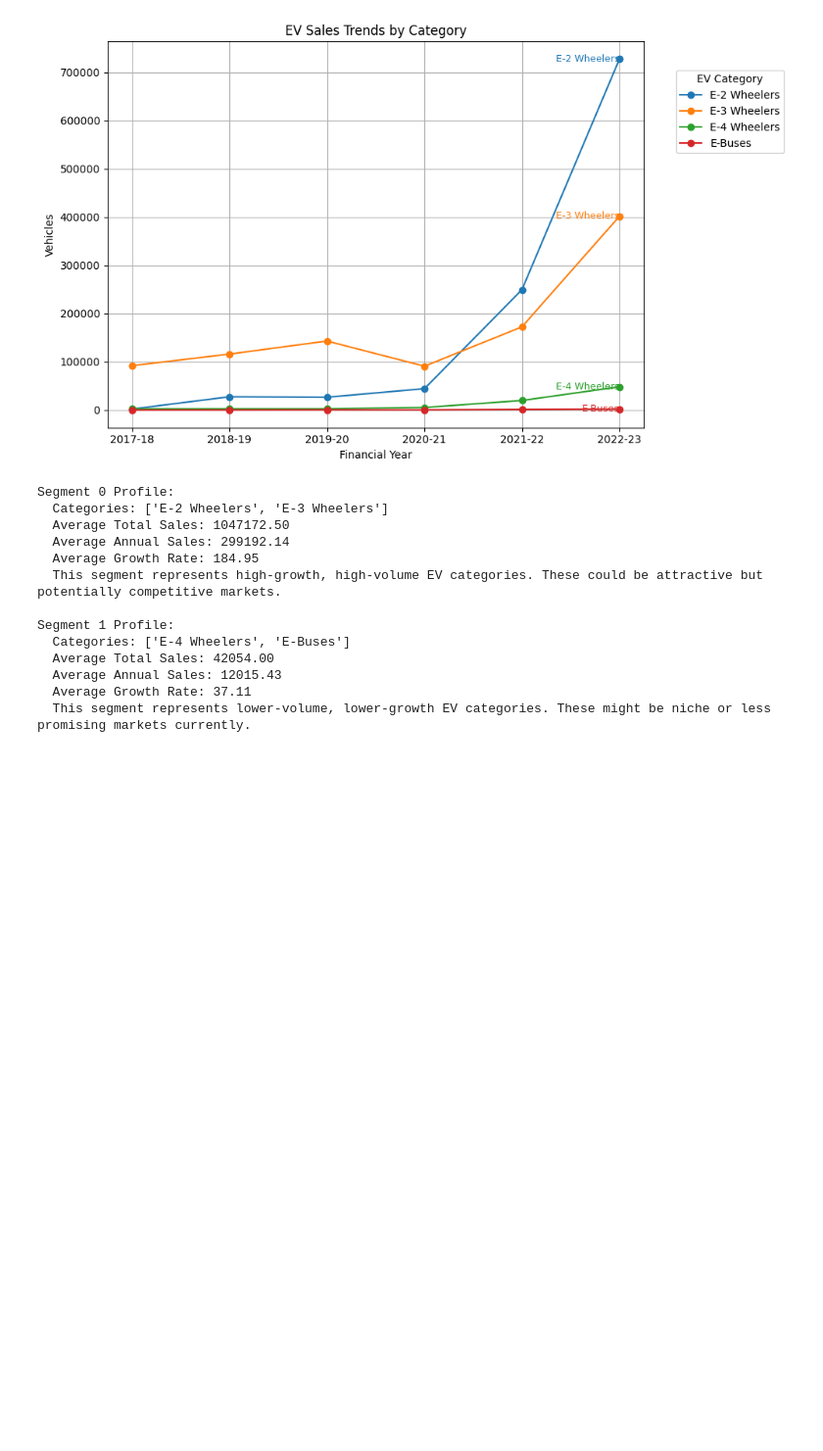
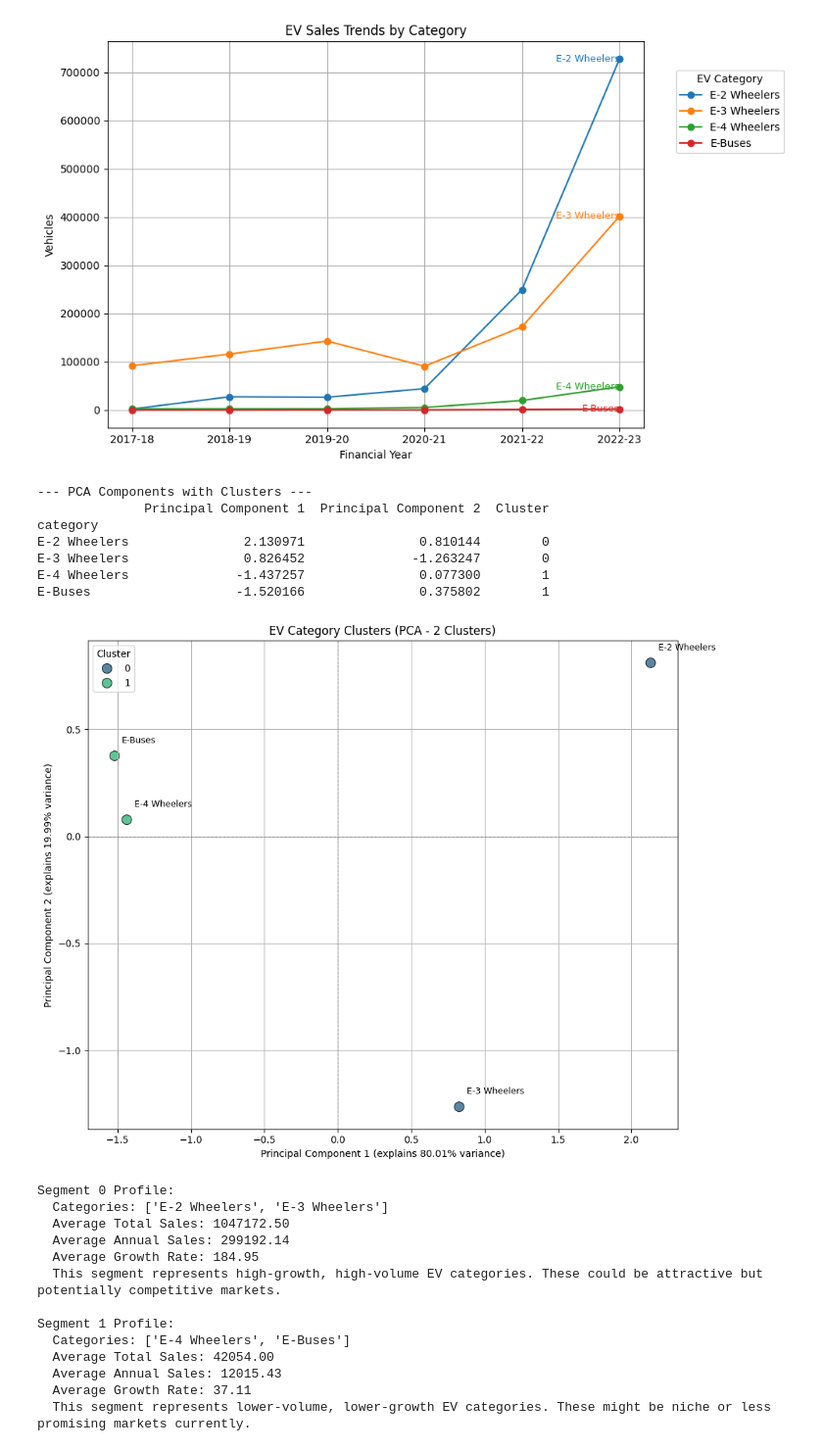
Before and after one commit to arsenta/EV_market_seg, a Jupyter notebook: EV_Vehicle_Sales.ipynb, the cells around one changed output. Shown at 98% size. Cells and saved outputs as stored; diff of their text form; code cells hidden in the pictures; blank space fills up the shorter version.

```diff
--- a/EV_Vehicle_Sales.ipynb
+++ b/EV_Vehicle_Sales.ipynb
@@ -331,6 +334,49 @@ plt.show()
 #    for category in sales_trends.index:
 #        plt.plot(years_for_plotting, sales_trends.loc[category], marker='o', linestyle='-', label=f'Segment {cluster_id} - {category}')
 #plt.show()
+# %%
+pca = PCA(n_components=2)
+principal_components = pca.fit_transform(df_segmentation_scaled)
+
+# Create a DataFrame for the principal components, with category names as index
+df_pca = pd.DataFrame(data = principal_components,
+                      columns = ['Principal Component 1', 'Principal Component 2'],
+                      index = df_segmentation_scaled.index)
+# %%
+# Add the cluster labels to the PCA DataFrame
+df_pca['Cluster'] = df_pivot['Cluster']
+
+print("\n--- PCA Components with Clusters ---")
+print(df_pca.head())
+
+# 2. Visualize the clusters in 2D using PCA components
+plt.figure(figsize=(10, 8))
+sns.scatterplot(x='Principal Component 1', y='Principal Component 2', hue='Cluster', data=df_pca,
+                palette='viridis', s=100, alpha=0.8, edgecolor='k')
+
+# Annotate each point with its category name for better interpretation
+for i, row in df_pca.iterrows():
+    plt.text(row['Principal Component 1'] + 0.05, row['Principal Component 2'] + 0.05,
+             i, fontsize=9, ha='left', va='bottom')
+
+plt.title(f'EV Category Clusters (PCA - {optimal_k} Clusters)')
+plt.xlabel(f'Principal Component 1 (explains {pca.explained_variance_ratio_[0]*100:.2f}% variance)')
+plt.ylabel(f'Principal Component 2 (explains {pca.explained_variance_ratio_[1]*100:.2f}% variance)')
+plt.grid(True)
+plt.legend(title='Cluster')
+plt.axhline(0, color='grey', linestyle='--', linewidth=0.8)
+plt.axvline(0, color='grey', linestyle='--', linewidth=0.8)
+plt.tight_layout()
+plt.show()
+# %% [output]
+--- PCA Components with Clusters ---
+              Principal Component 1  Principal Component 2  Cluster
+category
+E-2 Wheelers               2.130971               0.810144        0
+E-3 Wheelers               0.826452              -1.263247        0
+E-4 Wheelers              -1.437257               0.077300        1
+E-Buses                   -1.520166               0.375802        1
+[figure, added]
 # %%
 # Analysis of segment profiles to understand the characteristics of each group of EV categories.
 
```
Also changed, not shown: parts of 2 cells of this notebook.
